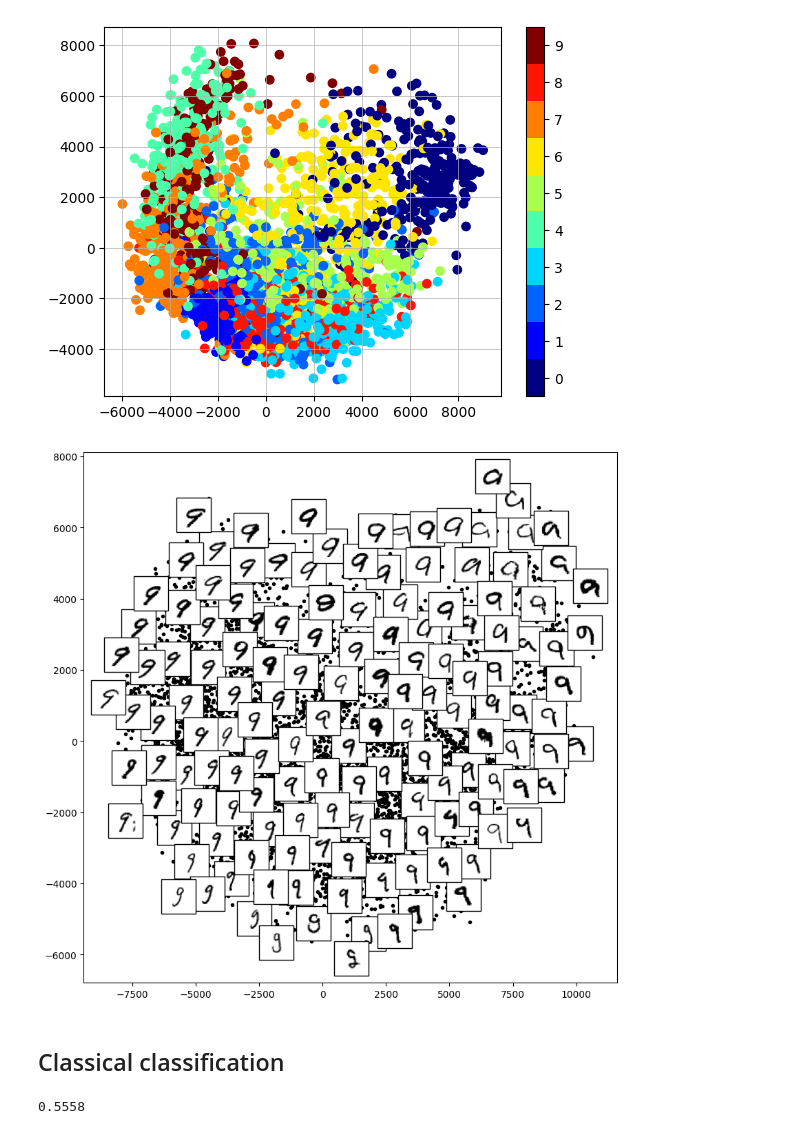
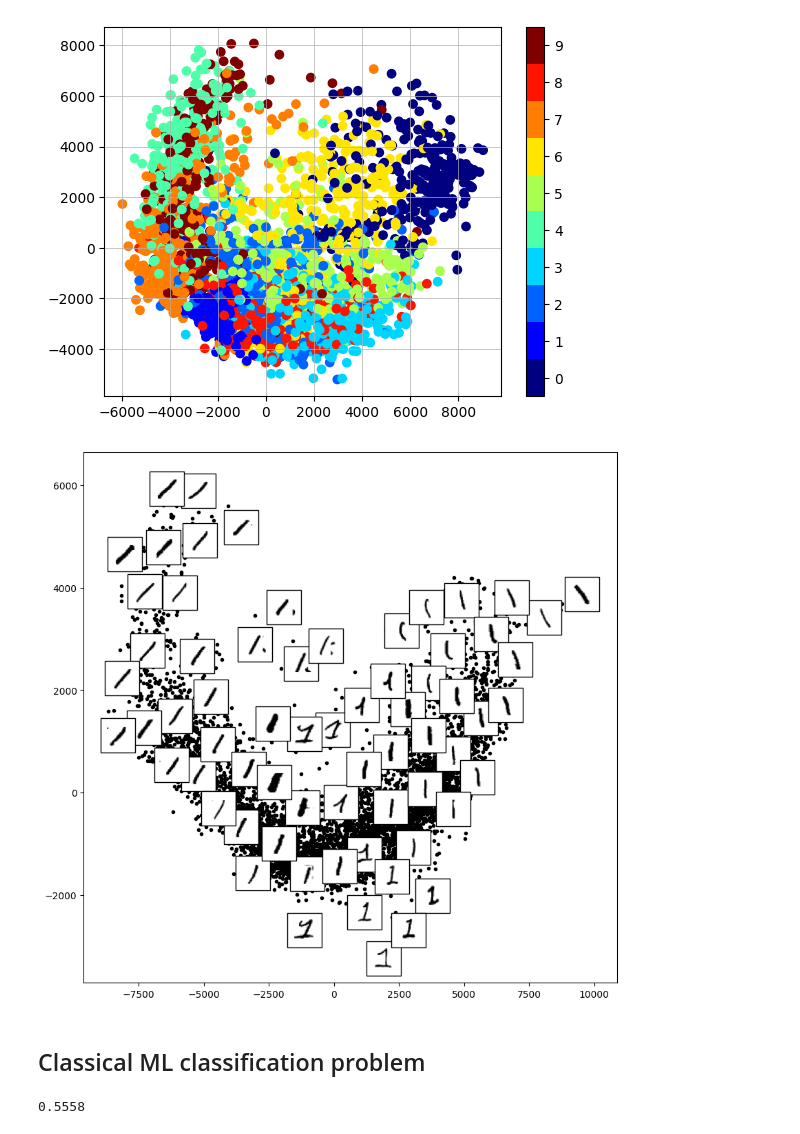
Before and after one commit to MoseGuerini/Quantum-Autoencoder, a Jupyter notebook: Code.ipynb, the cells around one changed output. Saved outputs shown, nothing was run; the diff lists cells and outputs as text; code cells hidden in the pictures.

```diff
--- a/Code.ipynb
+++ b/Code.ipynb
@@ -88,17 +88,17 @@ def plot_components(data, model, images=None, ax=None, thumb_frac=0.05, cmap='gr
                     offsetbox.OffsetImage(images[i], cmap=cmap), proj[i])
                     ax.add_artist(imagebox)
 # %%
-# Choose the "1" digits to project
+# Choose the digits to project
 
-digit = data[target == 9]   #select the target to be plotted
+digit = data[target == 1]
 
 fig, ax = plt.subplots(figsize=(10, 10))
 model = Isomap(n_neighbors=5, n_components=2, eigen_solver='dense')
 plot_components(digit, model, images=digit.reshape((-1, 28, 28)), ax=ax, thumb_frac=0.05, cmap='gray_r')
 # %% [output]
-[figure, old version]
+[figure, new version]
 # %% [markdown]
-## Classical classification
+## Classical ML classification problem
 # %%
 import seaborn as sns
 import pandas as pd
```
